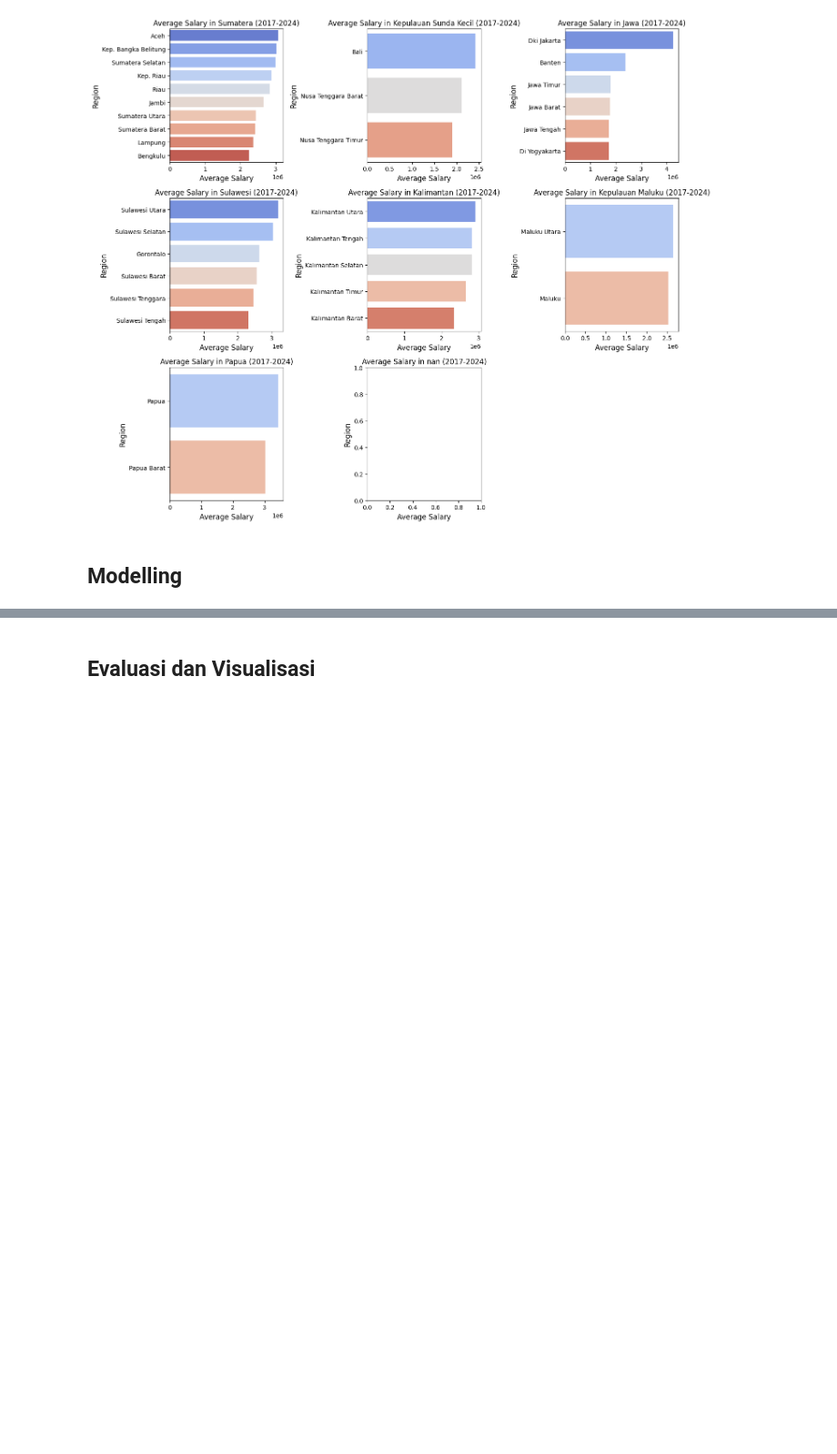
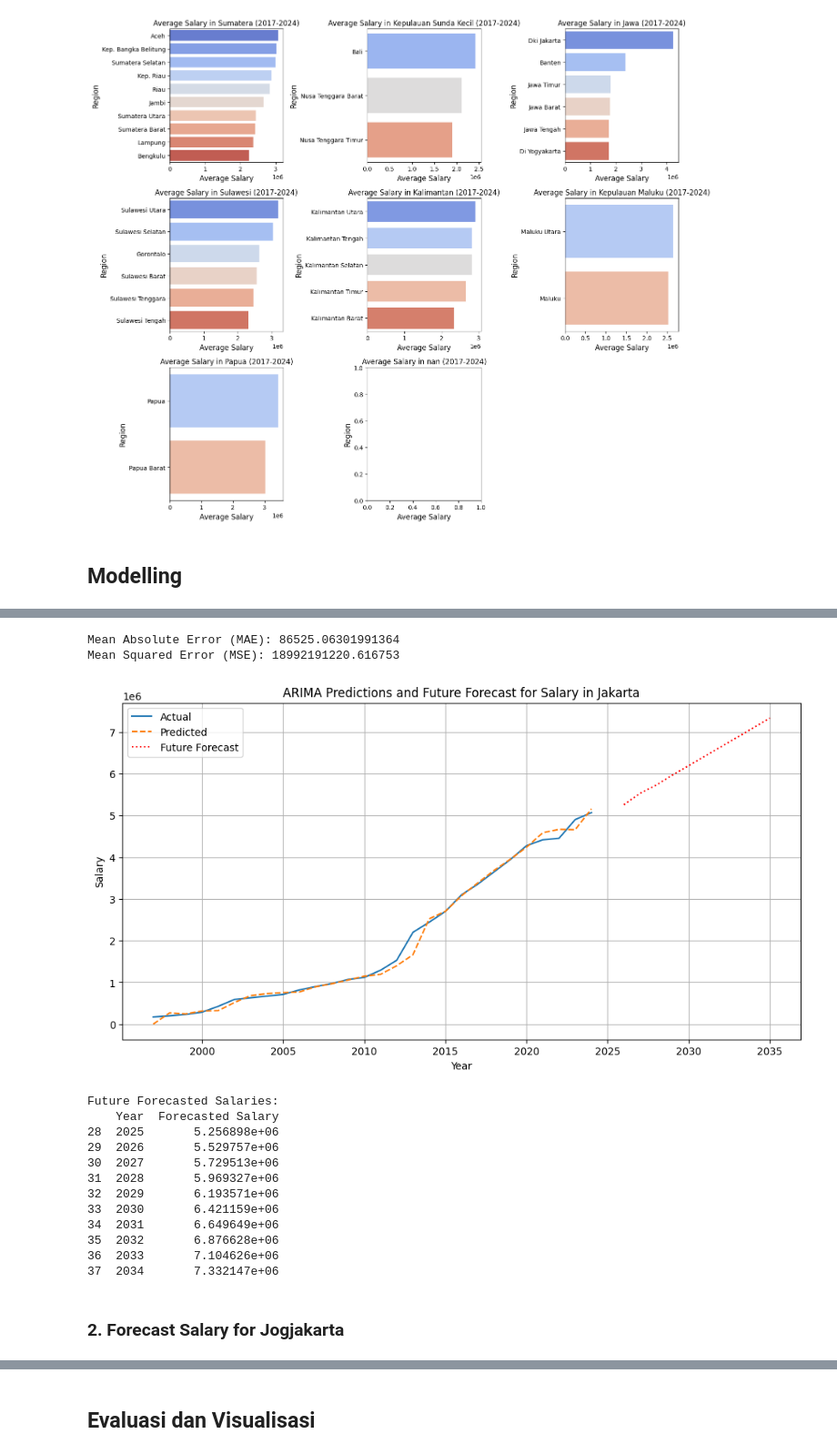
Before and after one commit to nbilasals/indonesia_salary_forecast, a Jupyter notebook: ump_forecast.ipynb, the cells around one changed output, grey strips where cells are left out. Shown at 91% size. Cells and saved outputs as stored; diff of their text form; code cells hidden in the pictures; blank space fills up the shorter version.

```diff
--- a/ump_forecast.ipynb
+++ b/ump_forecast.ipynb
@@ -839,0 +662,73 @@ future_df
+# %%
+from statsmodels.tsa.arima.model import ARIMA
+from sklearn.metrics import mean_absolute_error, mean_squared_error
+import matplotlib.pyplot as plt
+import pandas as pd
+
+# Assuming df_jakarta is already prepared as in the previous code
+df_jakarta = df_jakarta.rename(columns={'YEAR': 'ds', 'SALARY': 'y'})  # Rename columns
+
+# Ensure that 'ds' is in datetime format or string format
+df_jakarta['ds'] = pd.to_datetime(df_jakarta['ds'], format='%Y')  # Convert year to datetime
+
+# Fit the ARIMA model on the entire dataset
+model = ARIMA(df_jakarta['y'], order=(2,2,2))  # Example order, adjust as needed
+model_fit = model.fit()
+
+# Make predictions on the entire dataset
+predictions = model_fit.predict(start=0, end=len(df_jakarta)-1)
+
+# Evaluate the model using Mean Absolute Error (MAE) and Mean Squared Error (MSE)
+mae = mean_absolute_error(df_jakarta['y'], predictions)
+mse = mean_squared_error(df_jakarta['y'], predictions)
+
+# Print the MAE and MSE
+print(f"Mean Absolute Error (MAE): {mae}")
+print(f"Mean Squared Error (MSE): {mse}")
+
+# Forecast future values (let's say 5 years into the future)
+forecast_steps = 10  # Specify the number of periods (years) you want to forecast
+future_forecast = model_fit.forecast(steps=forecast_steps)
+
+# Generate future dates for plotting
+last_date = df_jakarta['ds'].max()
+forecast_dates = pd.date_range(start=last_date, periods=forecast_steps + 1, freq='Y')[1:]  # Skip the start date
+
+# Plot predicted vs actual with future forecast
+plt.figure(figsize=(12, 6))
+plt.plot(df_jakarta['ds'], df_jakarta['y'], label='Actual')  # Using 'ds' for the x-axis (Actual)
+plt.plot(df_jakarta['ds'], predictions, label='Predicted', linestyle='--')  # Predicted
+plt.plot(forecast_dates, future_forecast, label='Future Forecast', linestyle=':', color='red')  # Forecast
+plt.title('ARIMA Predictions and Future Forecast for Salary in Jakarta')
+plt.xlabel('Year')
+plt.ylabel('Salary')
+plt.legend()
+plt.grid(True)
+plt.show()
+
+# Print the forecasted values with their corresponding future years
+forecasted_results = pd.DataFrame({
+    'Year': forecast_dates.year,  # Extract just the year part for clarity
+    'Forecasted Salary': future_forecast
+})
+
+print("Future Forecasted Salaries:")
+print(forecasted_results)
+# %% [output]
+Mean Absolute Error (MAE): 86525.06301991364
+Mean Squared Error (MSE): 18992191220.616753
+[figure, added]
+Future Forecasted Salaries:
+    Year  Forecasted Salary
+28  2025       5.256898e+06
+29  2026       5.529757e+06
+30  2027       5.729513e+06
+31  2028       5.969327e+06
+32  2029       6.193571e+06
+33  2030       6.421159e+06
+34  2031       6.649649e+06
+35  2032       6.876628e+06
+36  2033       7.104626e+06
+37  2034       7.332147e+06
+# %% [markdown]
+### 2. Forecast Salary for Jogjakarta
```
Also changed, not shown: parts of 21 cells of this notebook.
